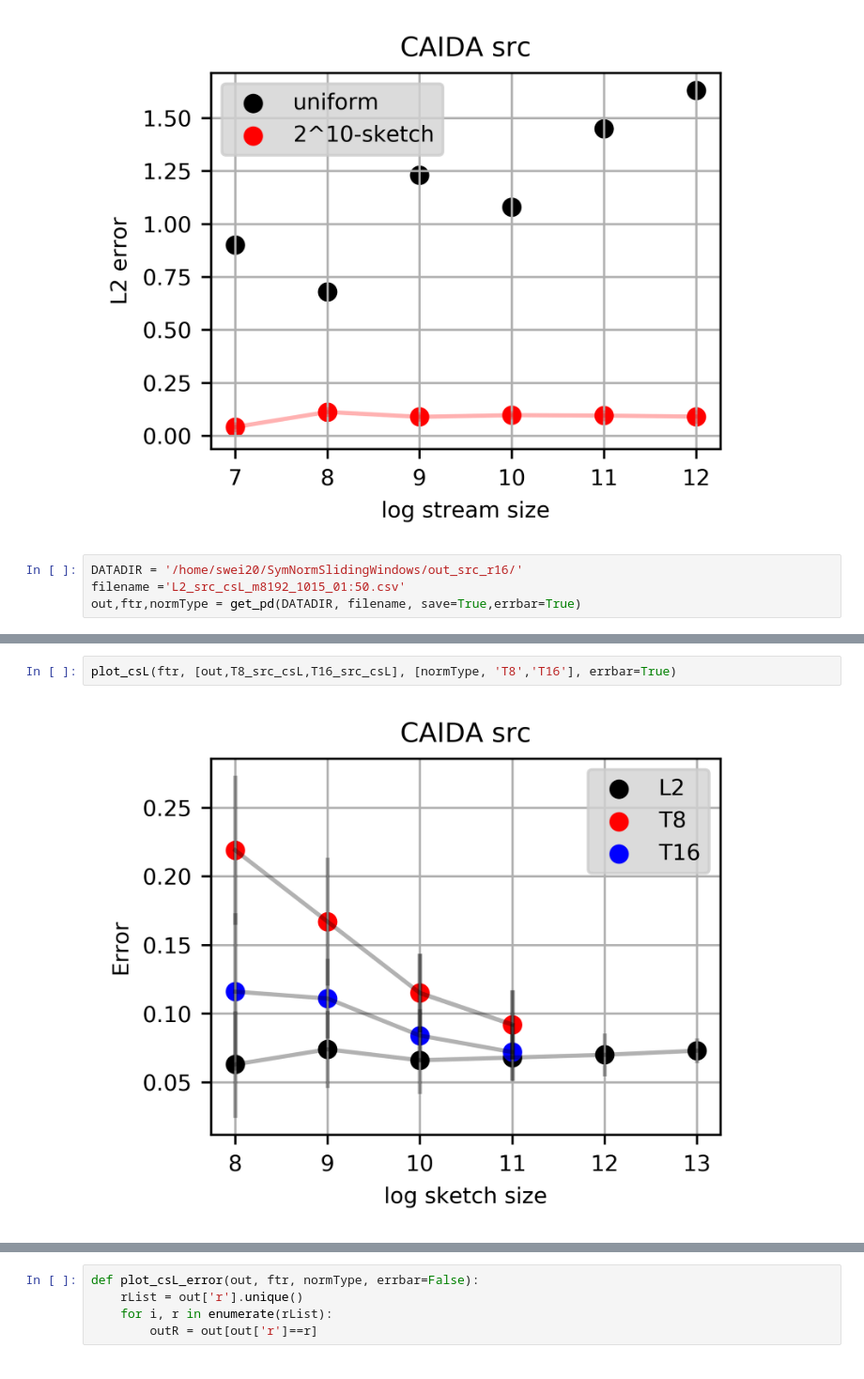
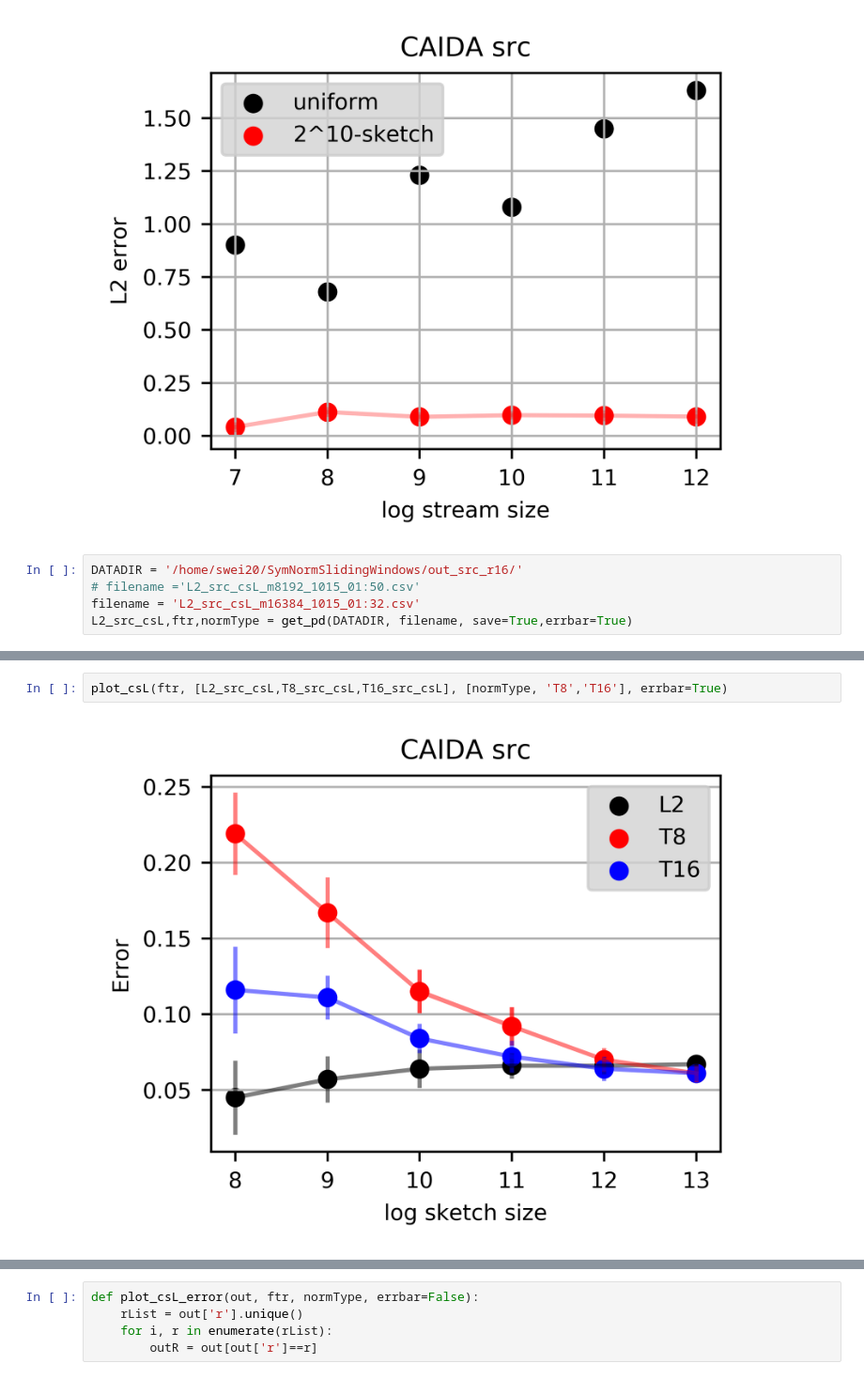
Before and after one commit to ViskaWei/SWindow, a Jupyter notebook: nb/eval_norms.ipynb, the cells around one changed output, grey strips where cells are left out. Shown at 94% size. Saved outputs shown, nothing was run; the diff lists cells and outputs as text.

```diff
--- a/nb/eval_norms.ipynb
+++ b/nb/eval_norms.ipynb
@@ -130,6 +132,7 @@ out,ftr,normType = get_pd(DATADIR, filename, save=True,errbar=True,crVal=10)
 [figure]
 # %%
 DATADIR = '/home/swei20/SymNormSlidingWindows/out_src_r16/'
-filename ='L2_src_csL_m8192_1015_01:50.csv'
-out,ftr,normType = get_pd(DATADIR, filename, save=True,errbar=True)
+# filename ='L2_src_csL_m8192_1015_01:50.csv'
+filename = 'L2_src_csL_m16384_1015_01:32.csv'
+L2_src_csL,ftr,normType = get_pd(DATADIR, filename, save=True,errbar=True)
 # %% [output]
@@ -137,7 +140,7 @@ out,ftr,normType = get_pd(DATADIR, filename, save=True,errbar=True)
 # %%
-plot_csL(ftr, [out,T8_src_csL,T16_src_csL], [normType, 'T8','T16'], errbar=True)
+plot_csL(ftr, [L2_src_csL,T8_src_csL,T16_src_csL], [normType, 'T8','T16'], errbar=True)
 # %% [output]
-[figure, old version]
+[figure, new version]
 # %%
 colName=['errCs','n','m','w','c','r', 'cr', 'ex', 'cs','std','un','errUn']
 outputs = [[0.219, 4294967296, 16384, 14745, 32, 12, 8, 1985, 2419.14, 107.819, 0, 0],
```
Also changed, not shown: parts of 4 cells of this notebook, 14 other files.
